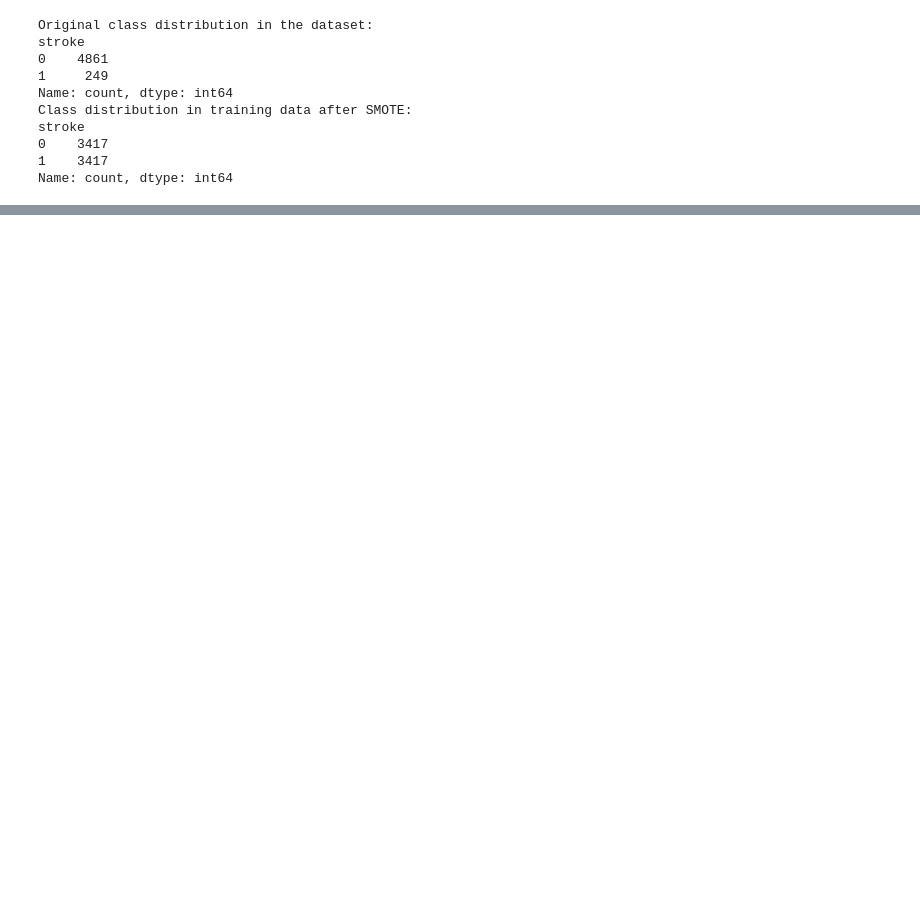
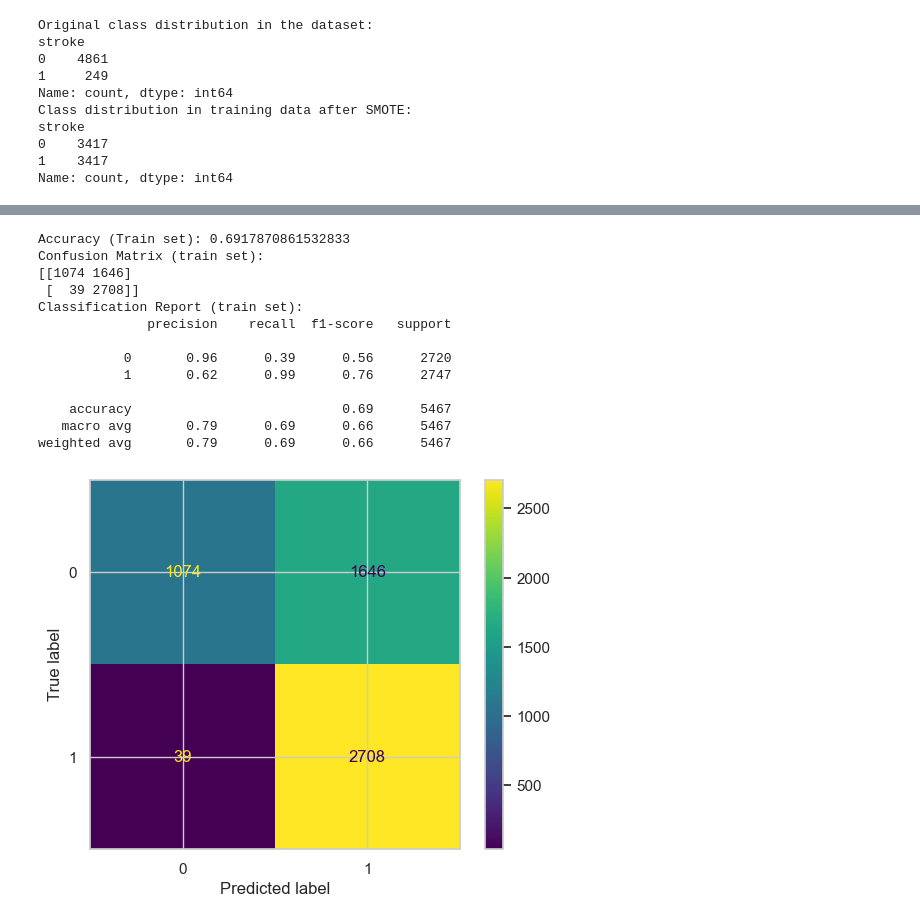
Before and after one commit to sanchick02/MLPCGroupAssignment7, a Jupyter notebook: mlpccc.ipynb, the cells around one changed output, grey strips where cells are left out. Drawn from its saved outputs; the diff is of its cells as text; code cells hidden in the pictures; blank space fills up the shorter version.

```diff
--- a/mlpccc.ipynb
+++ b/mlpccc.ipynb
@@ -534,0 +724,32 @@ weighted avg       0.78      0.78      0.78      1367
+# %%
+
+# Predict on training and test set
+y_pred_train = NB.predict(X_train)
+y_pred_test = NB.predict(X_test)
+# %%
+# Evaluate on the training set
+accuracy_train = accuracy_score(y_train, y_pred_train)
+print("Accuracy (Train set):", accuracy_train)
+print("Confusion Matrix (train set):")
+print(confusion_matrix(y_train, y_pred_train))
+print("Classification Report (train set):")
+print(classification_report(y_train, y_pred_train))
+confusing_matrix = confusion_matrix(y_train, y_pred_train)
+sns.set_context('notebook')
+ConfusionMatrixDisplay(confusion_matrix=confusing_matrix).plot()
+plt.show()
+# %% [output]
+Accuracy (Train set): 0.6917870861532833
+Confusion Matrix (train set):
+[[1074 1646]
+ [  39 2708]]
+Classification Report (train set):
+              precision    recall  f1-score   support
+
+           0       0.96      0.39      0.56      2720
+           1       0.62      0.99      0.76      2747
+
+    accuracy                           0.69      5467
+   macro avg       0.79      0.69      0.66      5467
+weighted avg       0.79      0.69      0.66      5467
+[figure, added]
```
Also changed, not shown: parts of 96 cells of this notebook.
